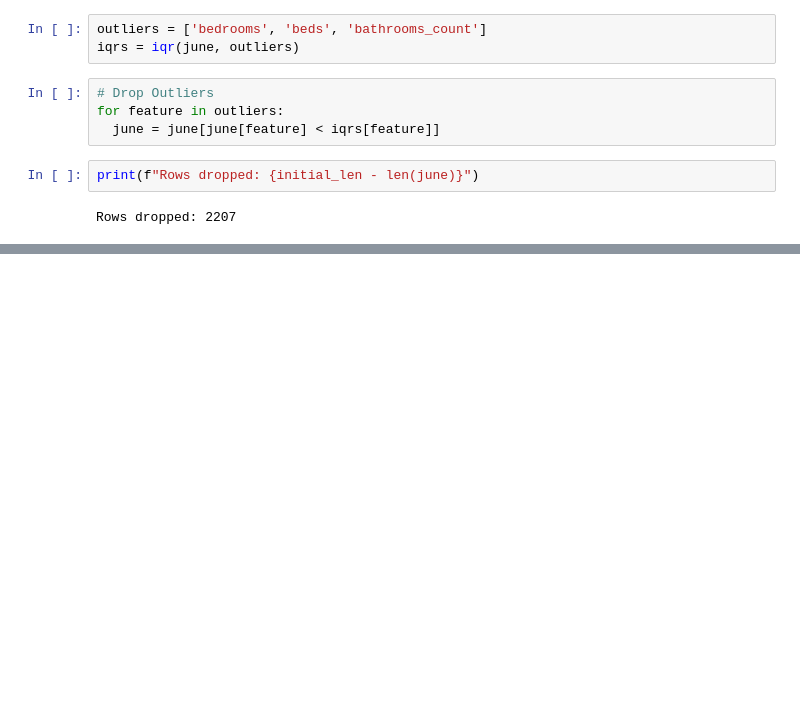
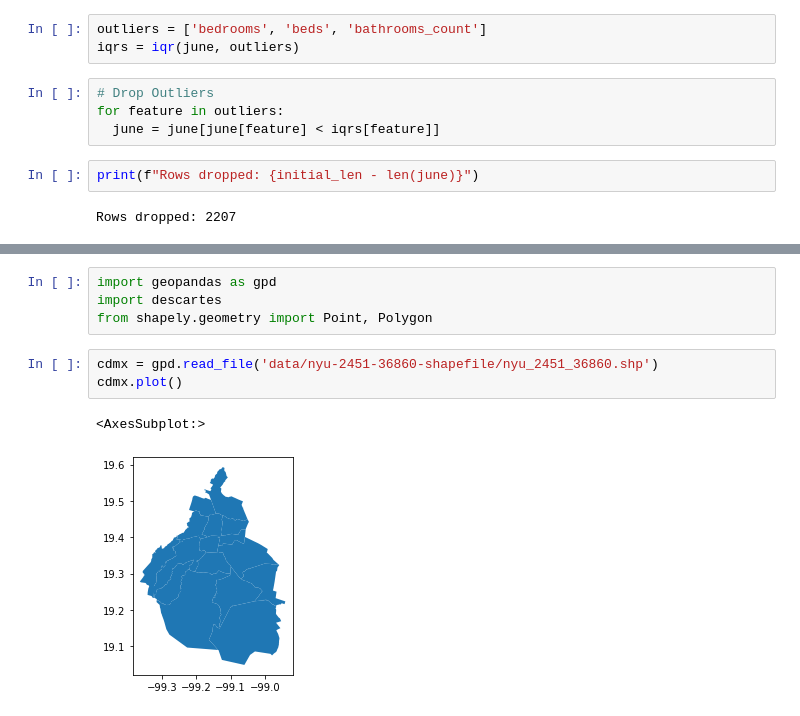
Before and after one commit to pezpet/airbnb-cdmx, a Jupyter notebook: EDA.ipynb, the cells around one changed output, grey strips where cells are left out. Cells and saved outputs as stored; diff of their text form; blank space fills up the shorter version.

```diff
--- a/EDA.ipynb
+++ b/EDA.ipynb
@@ -128,0 +180,10 @@ Rows dropped: 2207
+# %%
+import geopandas as gpd
+import descartes
+from shapely.geometry import Point, Polygon
+# %%
+cdmx = gpd.read_file('data/nyu-2451-36860-shapefile/nyu_2451_36860.shp')
+cdmx.plot()
+# %% [output]
+<AxesSubplot:>
+[figure, added]
```
Also changed, not shown: parts of 19 cells of this notebook.
